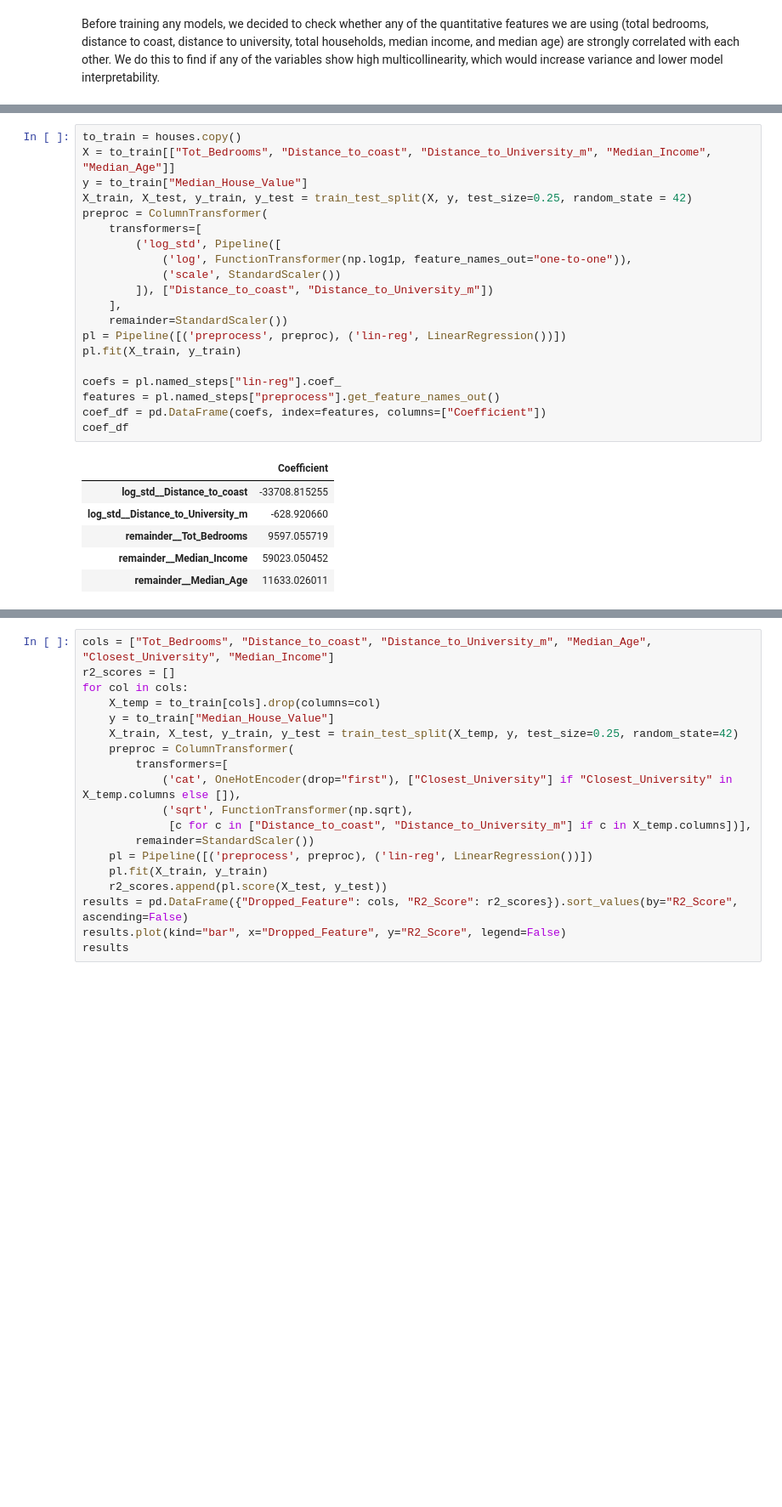
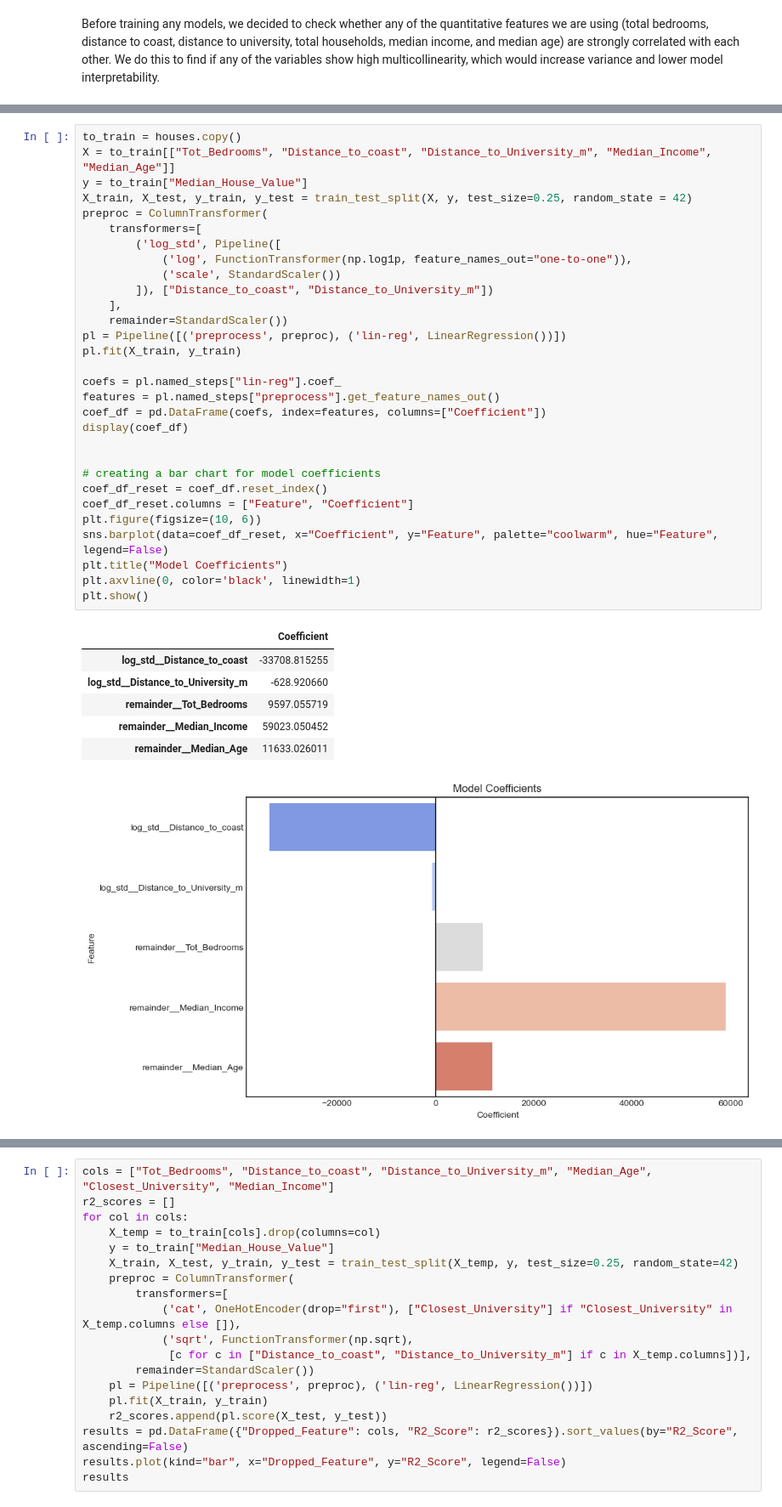
Before and after one commit to COGS108/Group091_WI26, a Jupyter notebook: 03-FinalProject.ipynb, the cells around one changed output, grey strips where cells are left out. Shown at 85% size. Drawn from its saved outputs; the diff is of its cells as text; blank space fills up the shorter version.

```diff
--- a/03-FinalProject.ipynb
+++ b/03-FinalProject.ipynb
@@ -861,27 +882,38 @@ Score for best model: 0.6974330498642414
 # %%
 to_train = houses.copy()
 X = to_train[["Tot_Bedrooms", "Distance_to_coast", "Distance_to_University_m", "Median_Income", "Median_Age"]]
 y = to_train["Median_House_Value"]
 X_train, X_test, y_train, y_test = train_test_split(X, y, test_size=0.25, random_state = 42)
 preproc = ColumnTransformer(
     transformers=[
         ('log_std', Pipeline([
             ('log', FunctionTransformer(np.log1p, feature_names_out="one-to-one")),
             ('scale', StandardScaler())
         ]), ["Distance_to_coast", "Distance_to_University_m"])
     ],
     remainder=StandardScaler())
 pl = Pipeline([('preprocess', preproc), ('lin-reg', LinearRegression())])
 pl.fit(X_train, y_train)
 
 coefs = pl.named_steps["lin-reg"].coef_
 features = pl.named_steps["preprocess"].get_feature_names_out()
 coef_df = pd.DataFrame(coefs, index=features, columns=["Coefficient"])
-coef_df
+display(coef_df)
+
+
+# creating a bar chart for model coefficients
+coef_df_reset = coef_df.reset_index()
+coef_df_reset.columns = ["Feature", "Coefficient"]
+plt.figure(figsize=(10, 6))
+sns.barplot(data=coef_df_reset, x="Coefficient", y="Feature", palette="coolwarm", hue="Feature", legend=False)
+plt.title("Model Coefficients")
+plt.axvline(0, color='black', linewidth=1)
+plt.show()
 # %% [output]
 |  | Coefficient |
 | log_std__Distance_to_coast | -33708.815255 |
 | log_std__Distance_to_University_m | -628.920660 |
 | remainder__Tot_Bedrooms | 9597.055719 |
 | remainder__Median_Income | 59023.050452 |
 | remainder__Median_Age | 11633.026011 |
+[figure, added]
```
Also changed, not shown: parts of 8 cells of this notebook.
